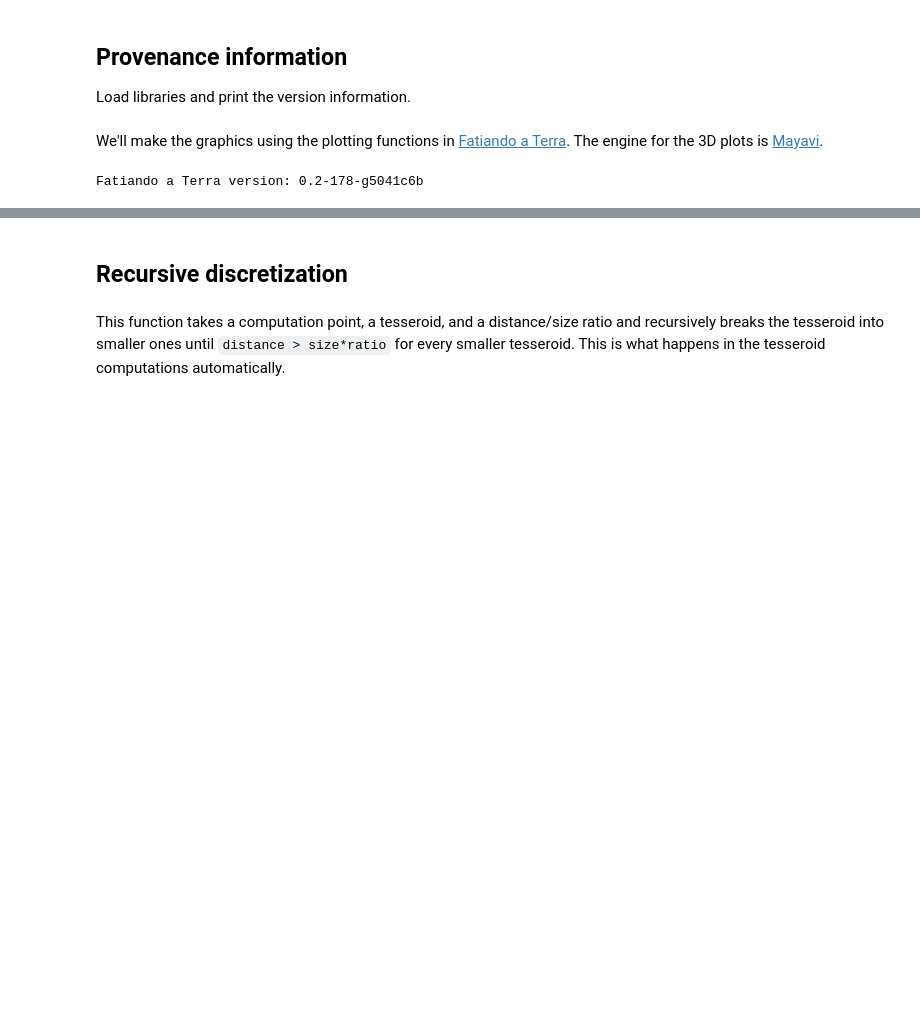
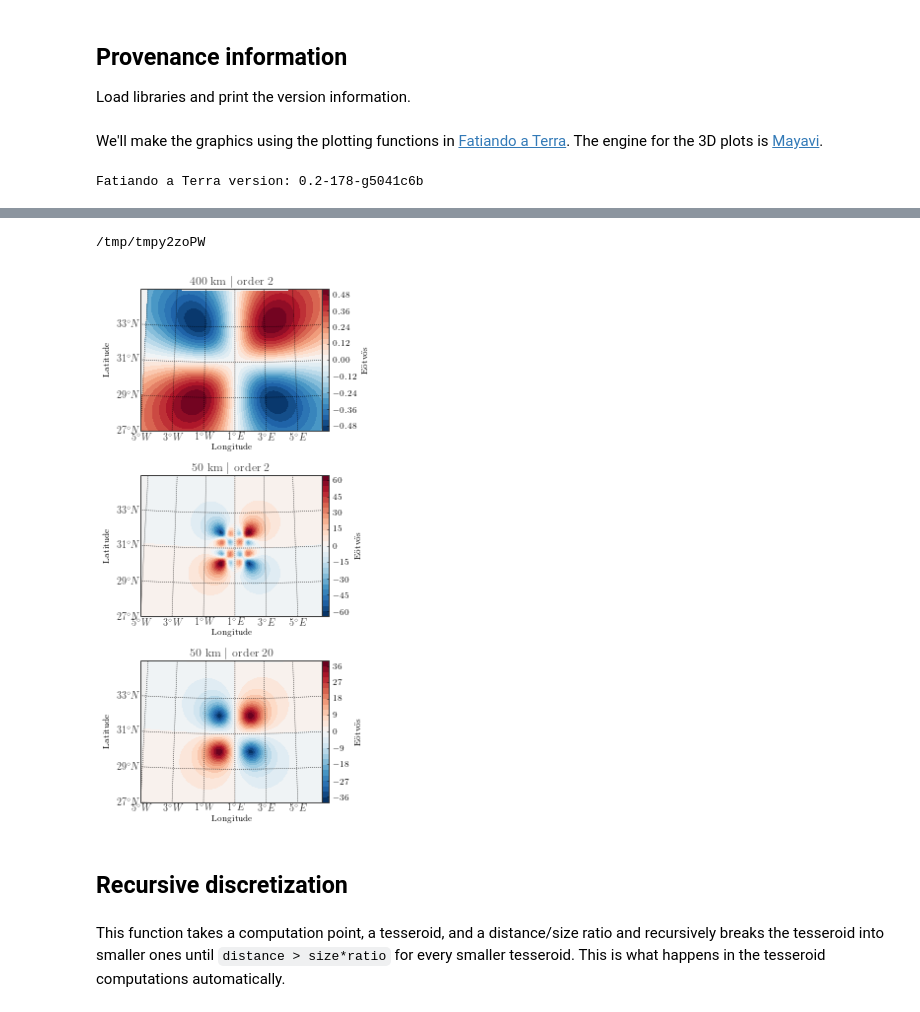
Before and after one commit to pinga-lab/paper-tesseroids, a Jupyter notebook: notebooks/methods_figures.ipynb, the cells around one changed output, grey strips where cells are left out. Drawn from its saved outputs; the diff is of its cells as text; code cells hidden in the pictures; blank space fills up the shorter version.

Commit message:
Added figure to show when fails
Calculate the effect at a low height and show effect. The use higher
order.
Need better plot. Maybe use Cartopy.

```diff
--- a/notebooks/methods_figures.ipynb
+++ b/notebooks/methods_figures.ipynb
@@ -23,0 +46,45 @@ Fatiando a Terra version: 0.2-178-g5041c6b
+# %%
+modelfile = NamedTemporaryFile(delete=False)
+modelfile.write('{} {} {} {} 0 -20000 2670'.format(*tess_area))
+modelfile.close()
+print(modelfile.name)
+# %% [output]
+/tmp/tmpy2zoPW
+# %%
+area = (-5, 7, 27, 35)
+shape = (100, 100)
+pipeline = ' | '.join(['tessgrd -r{area[0]}/{area[1]}/{area[2]}/{area[3]} -b{shape[0]}/{shape[1]} -z{height}',
+                        'tessgxy {model} -a -o{order:d}/{order:d}/{order:d}'])
+# %%
+cmd = pipeline.format(area=area, shape=shape, height=400e03, order=2, model=modelfile.name)
+data = !$cmd
+high = np.loadtxt(StringIO('\n'.join(data)), unpack=True)
+# %%
+cmd = pipeline.format(area=area, shape=shape, height=50e03, order=2, model=modelfile.name)
+data = !$cmd
+low = np.loadtxt(StringIO('\n'.join(data)), unpack=True)
+# %%
+high_order = 20
+cmd = pipeline.format(area=area, shape=shape, height=50e03, order=high_order, model=modelfile.name)
+data = !$cmd
+low_highorder = np.loadtxt(StringIO('\n'.join(data)), unpack=True)
+# %%
+grids = [high, low, low_highorder]
+orders = [2, 2, high_order]
+fig, subplots = mpl.subplots(3, 1, squeeze=True, figsize=(4.5, 8))
+bm = mpl.basemap(area, projection='poly')
+for order, grid, ax in zip(orders, grids, subplots):
+    mpl.sca(ax)
+    lon, lat, h, g = grid
+    ax.set_title('{:.0f} km $|$ order {}'.format(h[0]/1000, order))
+    vmax = np.abs(g).max()
+    vmin = -vmax
+    mpl.contourf(lon, lat, g, shape, 30, vmin=vmin, vmax=vmax, basemap=bm, cmap=mpl.cm.RdBu_r)
+    mpl.colorbar(pad=0).set_label(r'E\"otv\"os')
+    mpl.draw_geolines(area, dlon=2, dlat=2, basemap=bm, linewidth=0.5)
+    ax.set_xlabel('Longitude', labelpad=12)
+    ax.set_ylabel('Latitude', labelpad=30)
+mpl.tight_layout()
+mpl.savefig('../figs/vary-height-and-order.eps')
+# %% [output]
+[figure, added]
```
Also changed, not shown: parts of 7 cells of this notebook, 2 other files.
